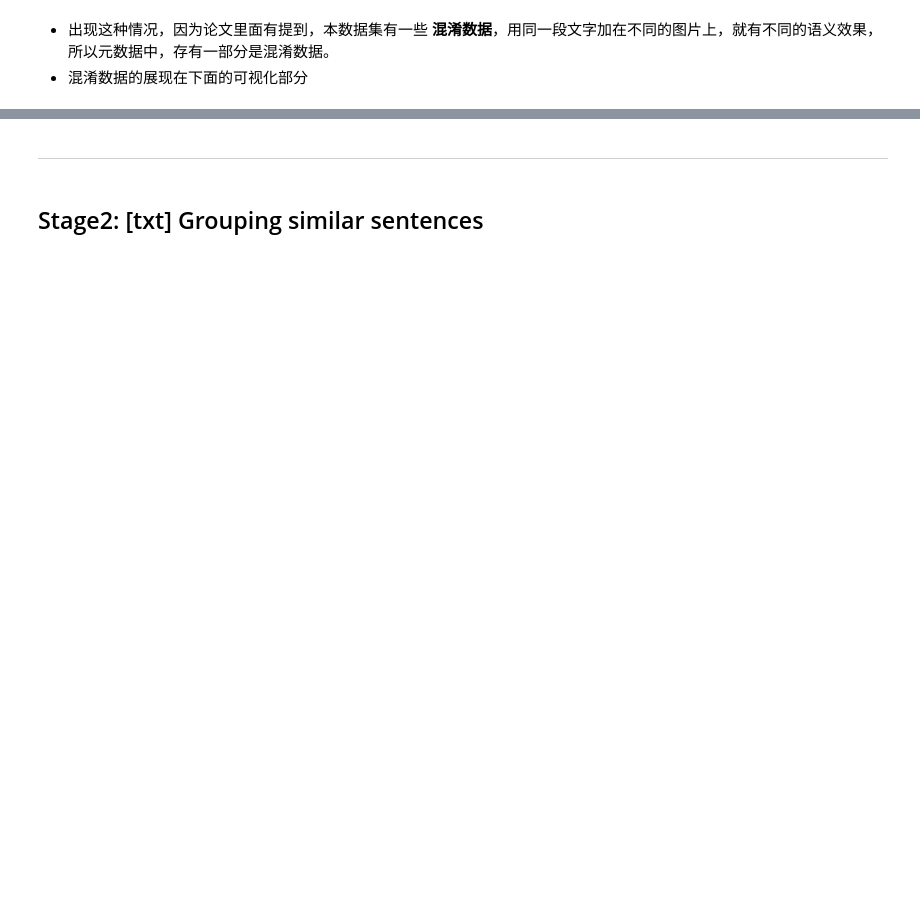
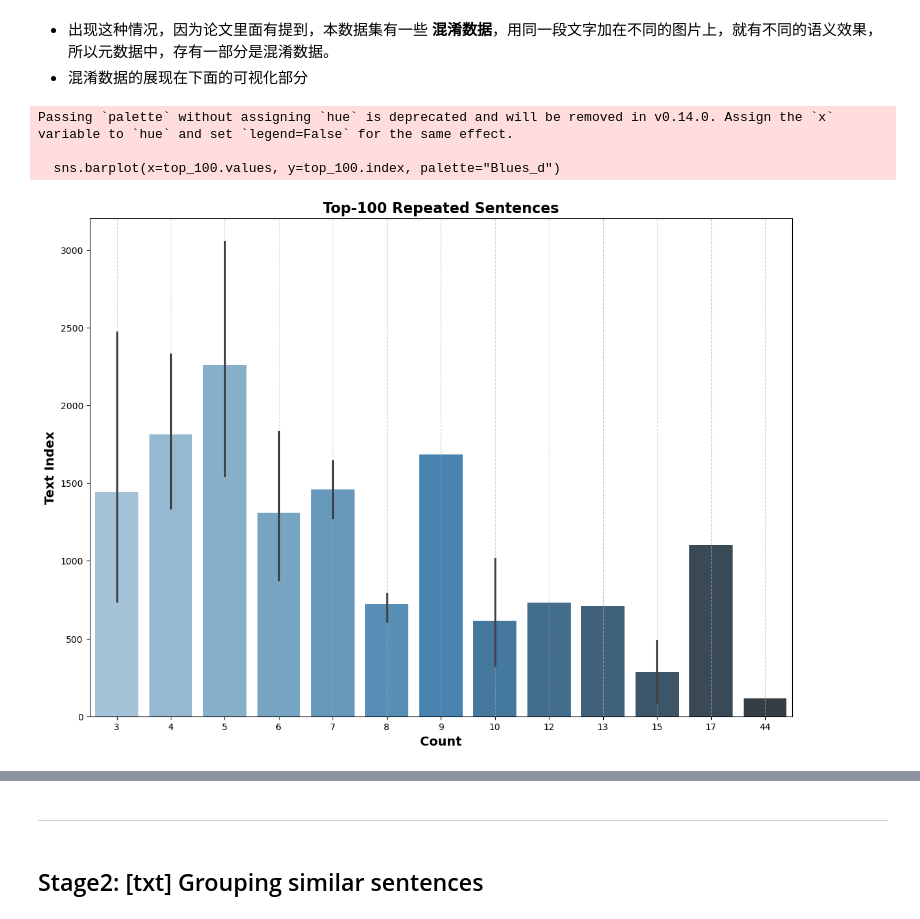
Before and after one commit to SuleynanAuir/Hateful-Image-Project, a Jupyter notebook: data_preprocess/baseline/baseline_add_imgtxt_source_idx.ipynb, the cells around one changed output, grey strips where cells are left out. Cells and saved outputs as stored; diff of their text form; code cells hidden in the pictures; blank space fills up the shorter version.

```diff
--- a/data_preprocess/baseline/baseline_add_imgtxt_source_idx.ipynb
+++ b/data_preprocess/baseline/baseline_add_imgtxt_source_idx.ipynb
@@ -77,3 +161,33 @@ df['text_idx'].value_counts()[:100].plot.bar(figsize=(30,5))
+# %%
+# 可视化，看 top-100 重复语句 (发现的确元数据有很多重复的) => 有一句重复高达40+
+# df['text_idx'].value_counts()[:100].plot.bar(figsize=(30,8))
+import matplotlib.pyplot as plt
+import seaborn as sns
+
+# Count the occurrences of each text index and select top-100
+top_100 = df['text_idx'].value_counts()[:100]
+
+# Create a more aesthetically pleasing horizontal bar plot
+plt.figure(figsize=(14, 10))
+
+# Use seaborn's barplot for a more polished look
+sns.barplot(x=top_100.values, y=top_100.index, palette="Blues_d")
+
+# Set labels and title with improved fonts
+plt.xlabel('Count', fontsize=14, weight='bold')
+plt.ylabel('Text Index', fontsize=14, weight='bold')
+plt.title('Top-100 Repeated Sentences', fontsize=16, weight='bold')
+
+# Add gridlines for better readability
+plt.grid(axis='x', linestyle='--', alpha=0.6)
+
+# Display the plot
+plt.show()
+# %% [output]
+Passing `palette` without assigning `hue` is deprecated and will be removed in v0.14.0. Assign the `x` variable to `hue` and set `legend=False` for the same effect.
+
+  sns.barplot(x=top_100.values, y=top_100.index, palette="Blues_d")
+[figure, added]
 # %%
 # 实现了 "一对多映射" ：即一个文本内容可以对应多个图像
 # num_txt idx < num_img
```
Also changed, not shown: parts of 17 cells of this notebook.
